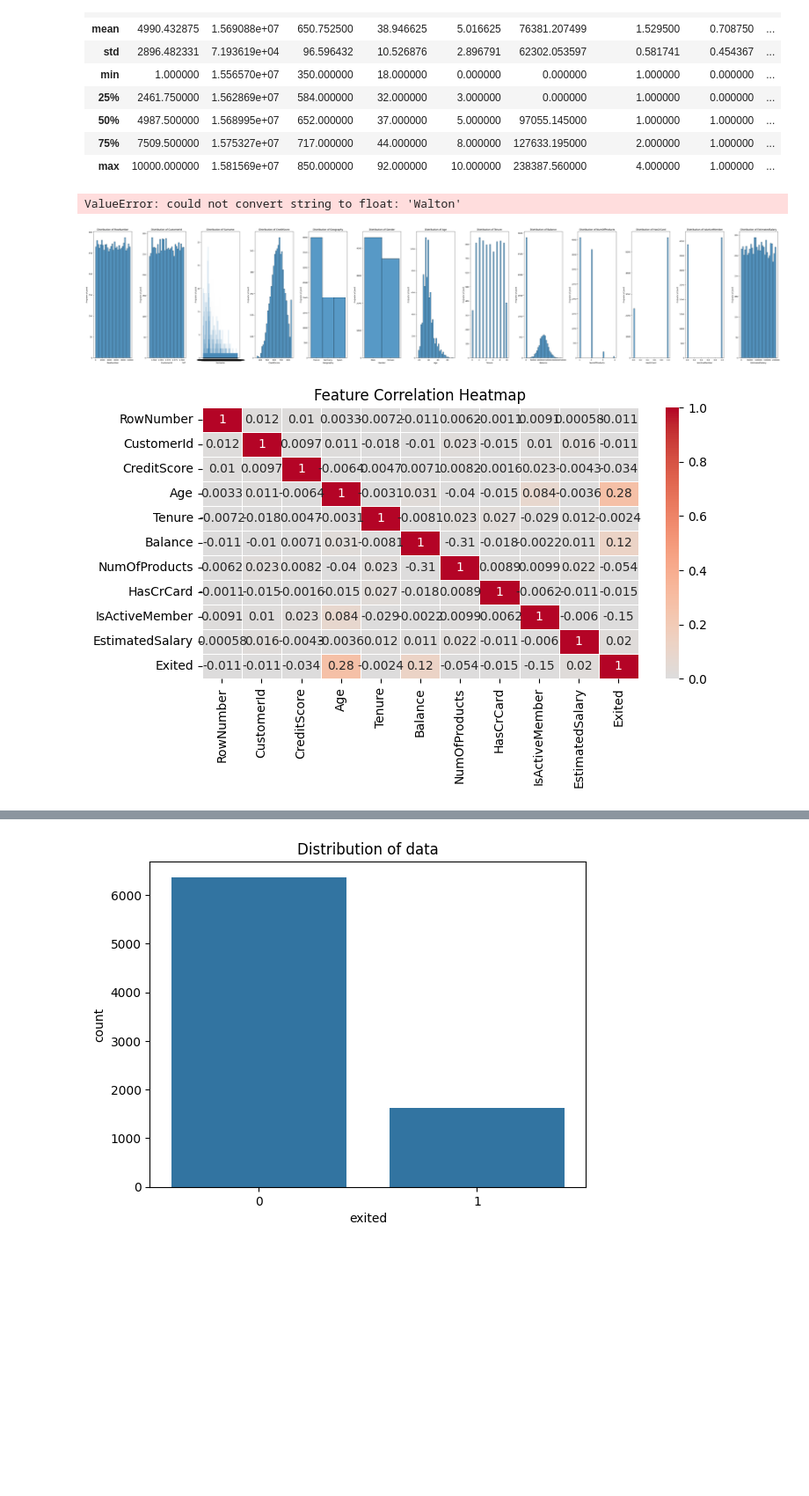
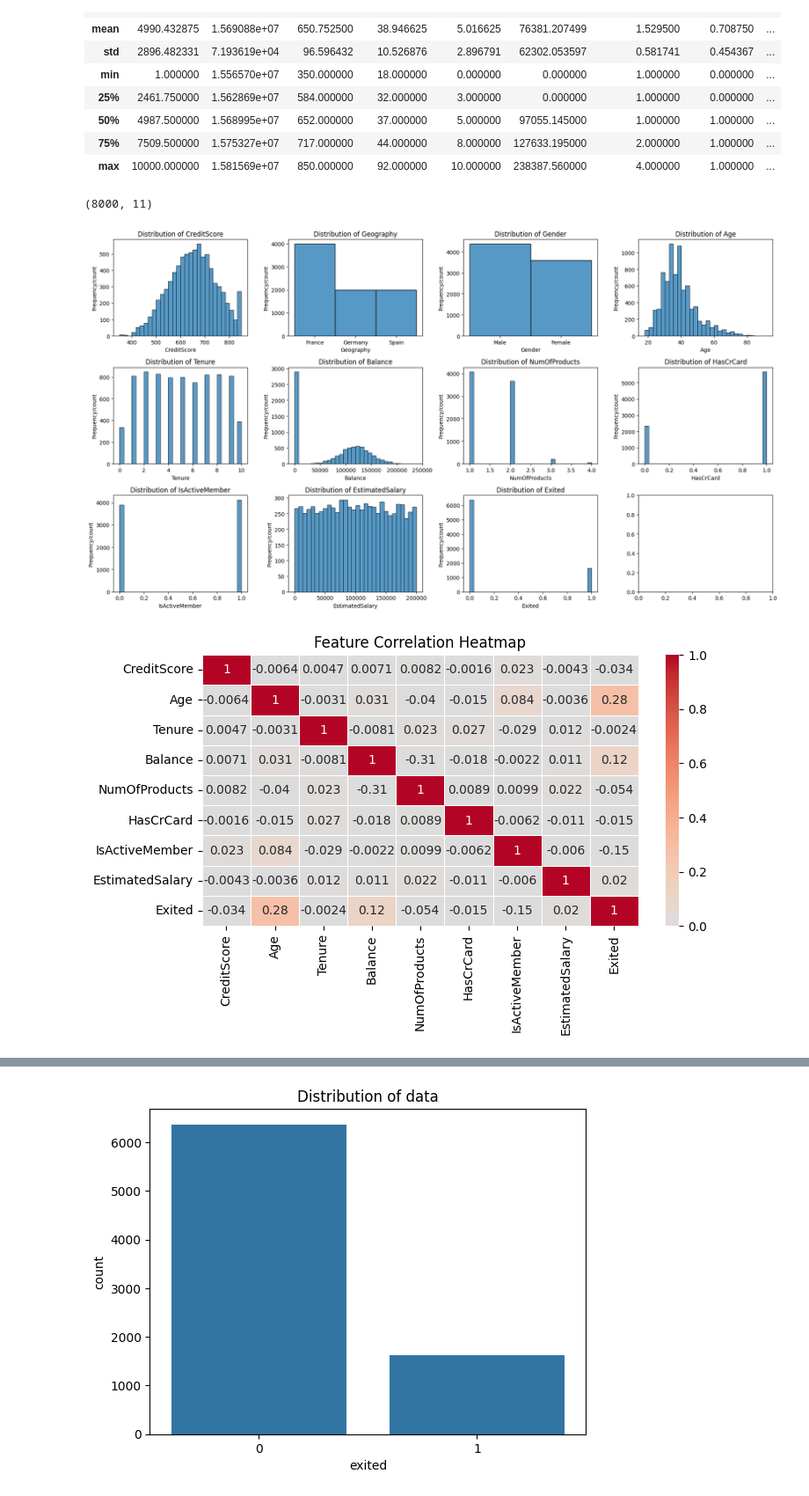
Before and after one commit to Indraadhikari/DAT200-Machine-Learning, a Jupyter notebook: CA4/CA4_Group_11.ipynb, the cells around one changed output, grey strips where cells are left out. Shown at 88% size. Saved outputs shown, nothing was run; the diff lists cells and outputs as text; code cells hidden in the pictures; blank space fills up the shorter version.

```diff
--- a/CA4/CA4_Group_11.ipynb
+++ b/CA4/CA4_Group_11.ipynb
@@ -111,28 +115,32 @@ df.describe()
 | 50% | 4987.500000 | 1.568995e+07 | 652.000000 | 37.000000 | 5.000000 | 97055.145000 | 1.000000 | 1.000000 | ... |
 | 75% | 7509.500000 | 1.575327e+07 | 717.000000 | 44.000000 | 8.000000 | 127633.195000 | 2.000000 | 1.000000 | ... |
 | max | 10000.000000 | 1.581569e+07 | 850.000000 | 92.000000 | 10.000000 | 238387.560000 | 4.000000 | 1.000000 | ... |
-# %%
-df.corr()
-# %% [output]
-ValueError: could not convert string to float: 'Walton'
+# %%
+# Creating new df without irevalent columns
+new_df = df.drop(columns = ['Surname', 'CustomerId', 'RowNumber'])
+test_df = test.drop(columns = ['Surname', 'CustomerId', 'RowNumber'])
+new_df.shape
+# %% [output]
+(8000, 11)
 # %%
-features = df.columns.drop("Exited")
+# features = new_df.columns.drop("Exited")
 
-fig, axes = plt.subplots(1, len(features), figsize=(50, 10))
+fig, axes = plt.subplots(3, 4, figsize=(18, 10))
+axes = axes.flatten()
 
-for i, feature in enumerate(features):
+for i, feature in enumerate(new_df.columns):
     sns.histplot(df[feature], bins=30, ax=axes[i])
     axes[i].set_title(f'Distribution of {feature}')
     axes[i].set_xlabel(feature)
     axes[i].set_ylabel('Frequency/count')
 
 plt.tight_layout()
 plt.show()
 # %% [output]
-[figure, old version]
+[figure, new version]
 # %%
 # Calculate the correlation matrix for numeric columns only and except "ID" columns
-corr_matrix = df.select_dtypes(include=['number']).corr()
+corr_matrix = new_df.select_dtypes(include=['number']).corr()
 
 plt.figure(figsize=(8, 4))
 
@@ -147,6 +155,6 @@ sns.heatmap(corr_matrix,
 plt.title("Feature Correlation Heatmap")
 plt.show()
 # %% [output]
-[figure, old version]
+[figure, new version]
 # %%
 # Identify value ranges and potential outliers
```
Also changed, not shown: parts of 52 cells of this notebook, 1 other file.
